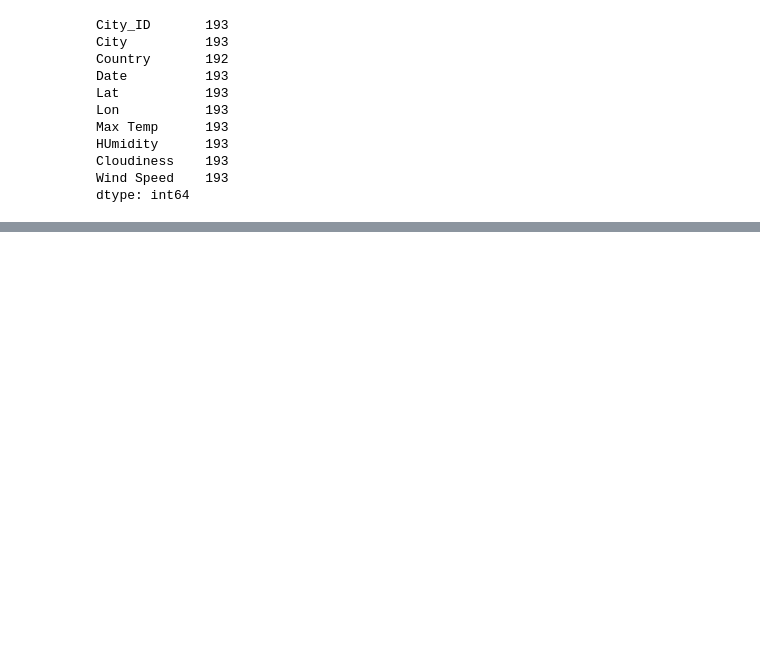
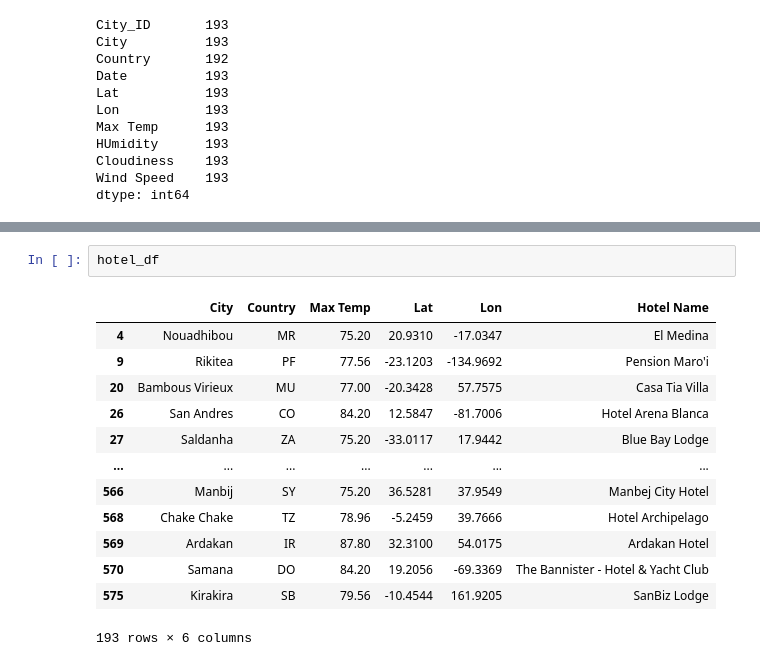
Before and after one commit to luzmariacabral/World_Weather_Analysis, a Jupyter notebook: VacationPy.ipynb, the cells around one changed output, grey strips where cells are left out. Saved outputs shown, nothing was run; the diff lists cells and outputs as text; blank space fills up the shorter version.

```diff
--- a/VacationPy.ipynb
+++ b/VacationPy.ipynb
@@ -187,0 +210,16 @@ Hotel not found... skipping.
+# %%
+hotel_df
+# %% [output]
+|  | City | Country | Max Temp | Lat | Lon | Hotel Name |
+| 4 | Nouadhibou | MR | 75.20 | 20.9310 | -17.0347 | El Medina |
+| 9 | Rikitea | PF | 77.56 | -23.1203 | -134.9692 | Pension Maro'i |
+| 20 | Bambous Virieux | MU | 77.00 | -20.3428 | 57.7575 | Casa Tia Villa |
+| 26 | San Andres | CO | 84.20 | 12.5847 | -81.7006 | Hotel Arena Blanca |
+| 27 | Saldanha | ZA | 75.20 | -33.0117 | 17.9442 | Blue Bay Lodge |
+| ... | ... | ... | ... | ... | ... | ... |
+| 566 | Manbij | SY | 75.20 | 36.5281 | 37.9549 | Manbej City Hotel |
+| 568 | Chake Chake | TZ | 78.96 | -5.2459 | 39.7666 | Hotel Archipelago |
+| 569 | Ardakan | IR | 87.80 | 32.3100 | 54.0175 | Ardakan Hotel |
+| 570 | Samana | DO | 84.20 | 19.2056 | -69.3369 | The Bannister - Hotel & Yacht Club |
+| 575 | Kirakira | SB | 79.56 | -10.4544 | 161.9205 | SanBiz Lodge |
+193 rows × 6 columns
```
Also changed, not shown: parts of 4 cells of this notebook.
